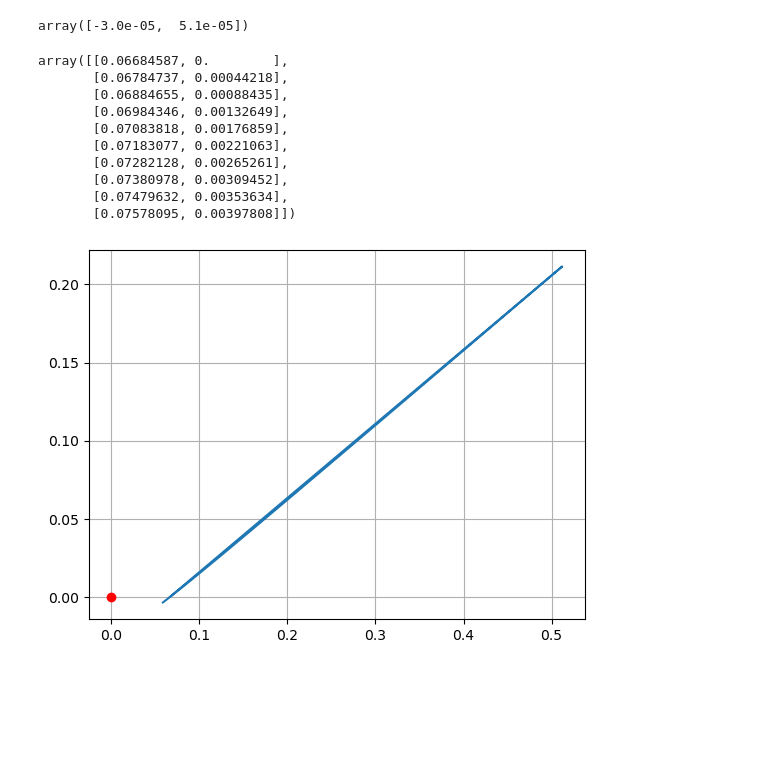
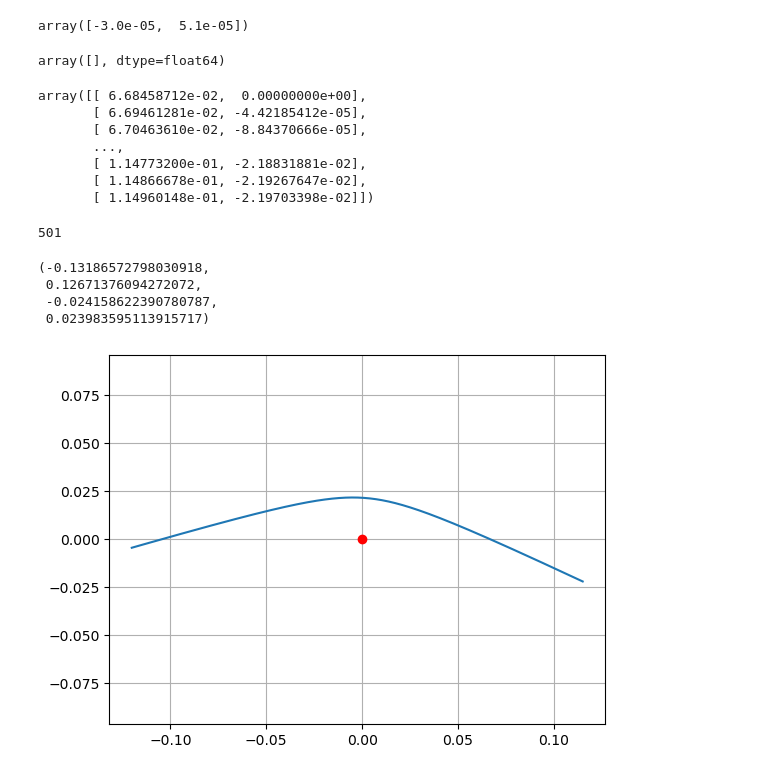
Before and after one commit to Tobiro/celesDataAnalysis, a Jupyter notebook: Conics.ipynb, the cells around one changed output. Drawn from its saved outputs; the diff is of its cells as text; code cells hidden in the pictures; blank space fills up the shorter version.

```diff
--- a/Conics.ipynb
+++ b/Conics.ipynb
@@ -312,21 +307,31 @@ def conicPtsH(n, ecc, M,F, step):
     return F1
 # %%
 # return position of object given conic parameters and iterated vaue of E
-def retPosH(a, ecc, F, mu, delThet):
+def retPosH(a, ecc, F, mu, delThet, isclockwise, totTheta):
     r = 1 * -a * ( ecc * math.cosh(F) - 1)
     theta = 2*math.atan(math.sqrt((1+ecc)/(ecc - 1)) * math.tanh(F/2))
+    if isclockwise != True:
+        theta = -theta
     # rotation_matrix = np.array([[np.cos(delThet), -np.sin(delThet)],
     #                         [np.sin(delThet), np.cos(delThet)]])
     # return np.dot(rotation_matrix, np.array([r*math.cos(theta), r*math.sin(theta)]))
-    return np.array([r*math.cos(theta+delThet), r*math.sin(theta+delThet)])
+    # return np.array([r*math.cos(theta+delThet), r*math.sin(theta+delThet)])
+    return np.array([r*math.cos(totTheta-theta), r*math.sin(totTheta-theta)])
 
 def retVelH(a, ecc, F, mu, delThet):
     r = 1 * -a * ( ecc * math.cosh(F) - 1)
     theta = 2*math.atan(math.sqrt((1+ecc)/(ecc - 1)) * math.tanh(F/2))
     # vr = math.sqrt(mu/(-a * (ecc*ecc - 1))) * math.sinh(theta) * ecc *(1)
     # vTheta = math.sqrt(mu/(-a * (ecc*ecc - 1))) * (1 + ecc * math.cosh(theta)) * (1)
-    vr = (math.sqrt(mu*(-a))/r) * math.sinh(F) * (1)
-    vTheta = (math.sqrt(mu*(-a))/r) * math.sqrt(ecc*ecc - 1) * math.cosh(F) *(1)
+
+    # vr = (math.sqrt(mu*(-a))/r) * math.sinh(F) * (1)
+    # vTheta = (math.sqrt(mu*(-a))/r) * math.sqrt(ecc*ecc - 1) * math.cosh(F) *(1)
+
+    vel = math.sqrt(mu*(2/r - 1/a))
+    fltAng = math.atan(ecc*math.sin(theta)/(1 + ecc*math.cos(theta)))
+    vr = vel * math.sin(fltAng)
+    vTheta = vel * math.cos(fltAng)
+
     return np.array([vr, vTheta])
 # %%
 def retVelHCatesianConvert(pos, vel):
@@ -343,19 +348,21 @@ def retVelHCatesianConvert(pos, vel):
 def getPtsH(parameters, r, N):
     n = parameters['n']
     # step = math.pi*2/(n*N)
-    step = 300
+    step = 30
     ecc = parameters['ecc']
     M = parameters['M']
     F = parameters['F']
     a = parameters['a']
     delThet = parameters['deltaThet']
+    isclockwise = parameters['isclockwise']
+    totTheta = parameters['totThet']
     pnt = [np.copy(r)]
     # print(pnt)
     mu = parameters['mu']
     # print(step)
     for i in range(math.floor(N/10)):
         F1 = conicPtsH(n, ecc, M, F, step)
-        r1 = retPosH(a, ecc, F1, mu, delThet)
+        r1 = retPosH(a, ecc, F1, mu, delThet, isclockwise, totTheta)
         F = F1
         M = ecc*math.sinh(F) - F
         pnt = np.append(pnt, [np.copy(r1)], axis=0)
@@ -364,19 +371,21 @@ def getPtsH(parameters, r, N):
 #reverse points
 def getPtsHRev(parameters, r, N, pnt):
     n = parameters['n']
-    step = math.pi*2/(n*N)
+    step = 100
     ecc = parameters['ecc']
     M = parameters['M']
     F = parameters['F']
     a = parameters['a']
     delThet = parameters['deltaThet']
+    isclockwise = parameters['isclockwise']
+    totTheta = parameters['totThet']
     pnt = pnt
     # print(pnt)
     mu = parameters['mu']
     # print(step)
     for i in range(math.floor(N/10)):
         F1 = conicPtsH(n, ecc, M, F, (-1)*step)
-        r1 = retPosH(a, ecc, F1, mu, delThet)
+        r1 = retPosH(a, ecc, F1, mu, delThet,isclockwise, totTheta)
         F = F1
         M = ecc*math.sinh(F) - F
         pnt = np.append(pnt, [np.copy(r1)], axis=0)
@@ -602,31 +638,43 @@ np.linalg.norm(opH['v'])
 opH['v']
 # %% [output]
 array([-3.0e-05,  5.1e-05])
+# %%
+np.array([])
+# %% [output]
+array([], dtype=float64)
 # %%
 fpntsH = getPtsH(parametersH, opH['r'], 5000)
-fpntsH = getPtsHRev(parametersH, opH['r'], 5000, fpntsH)
+fpntsH
+
+# fpntsH = getPtsHRev(parametersH, opH['r'], 5000, fpntsH[::-1])
+
+
+# fpntsH = getPtsHRev(parametersH, opH['r'], 5000, np.array([opH['r']]))
+# %% [output]
+array([[ 6.68458712e-02,  0.00000000e+00],
+       [ 6.69461281e-02, -4.42185412e-05],
+       [ 6.70463610e-02, -8.84370666e-05],
+       ...,
+       [ 1.14773200e-01, -2.18831881e-02],
+       [ 1.14866678e-01, -2.19267647e-02],
+       [ 1.14960148e-01, -2.19703398e-02]])
-# %%
-fpntsH[:10]
-# %% [output]
-array([[0.06684587, 0.        ],
-       [0.06784737, 0.00044218],
-       [0.06884655, 0.00088435],
-       [0.06984346, 0.00132649],
-       [0.07083818, 0.00176859],
-       [0.07183077, 0.00221063],
-       [0.07282128, 0.00265261],
-       [0.07380978, 0.00309452],
-       [0.07479632, 0.00353634],
-       [0.07578095, 0.00397808]])
+# %%
+fpntsH.shape[0]
+# %% [output]
+501
 # %%
 dfH = pd.DataFrame(columns=['x', 'y'])
 dfH['x'] = fpntsH[:, 0]
 dfH['y'] = fpntsH[:, 1]
 plt.plot(dfH['x'], dfH['y'])
 plt.plot(0,0, 'ro')
 # plt.xlim(-500,500)
 # plt.ylim(-500,500)
-plt.grid()
-# plt.axis('equal')
+plt.grid('equal')
+plt.axis('equal')
 # %% [output]
+(-0.13186572798030918,
+ 0.12671376094272072,
+ -0.024158622390780787,
+ 0.023983595113915717)
-[figure, old version]
+[figure, new version]
```
Also changed, not shown: parts of 13 cells of this notebook.
